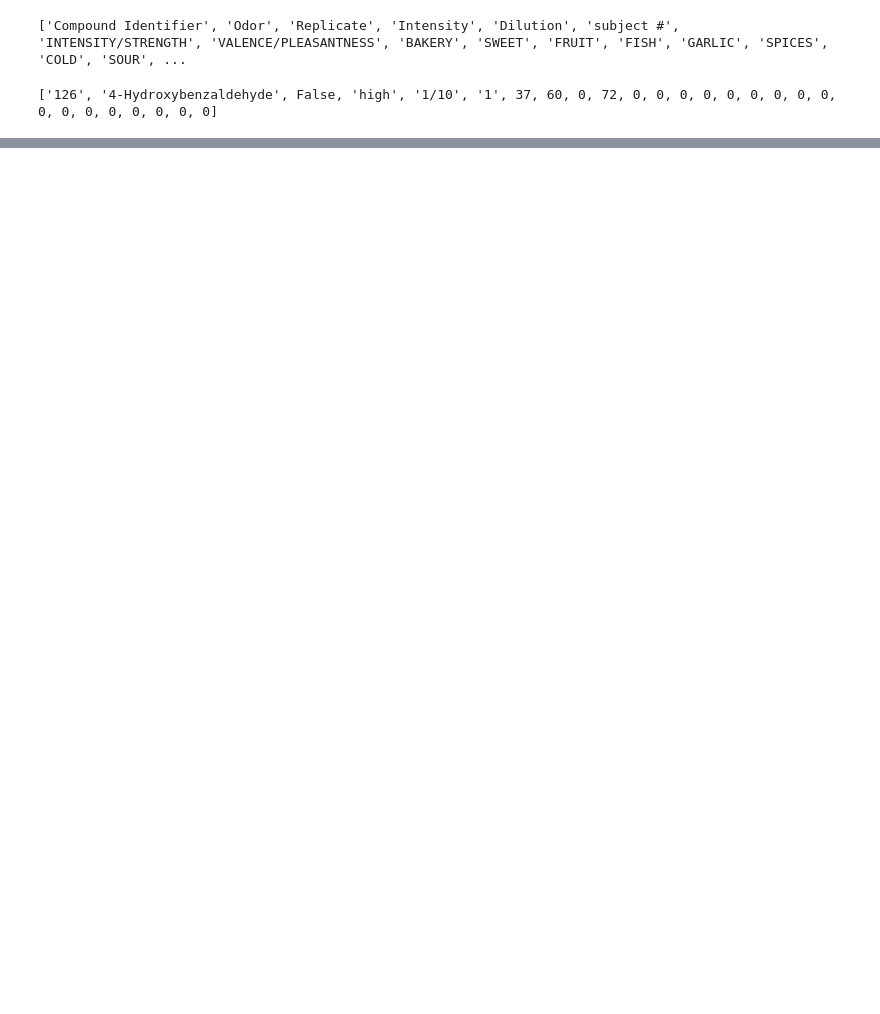
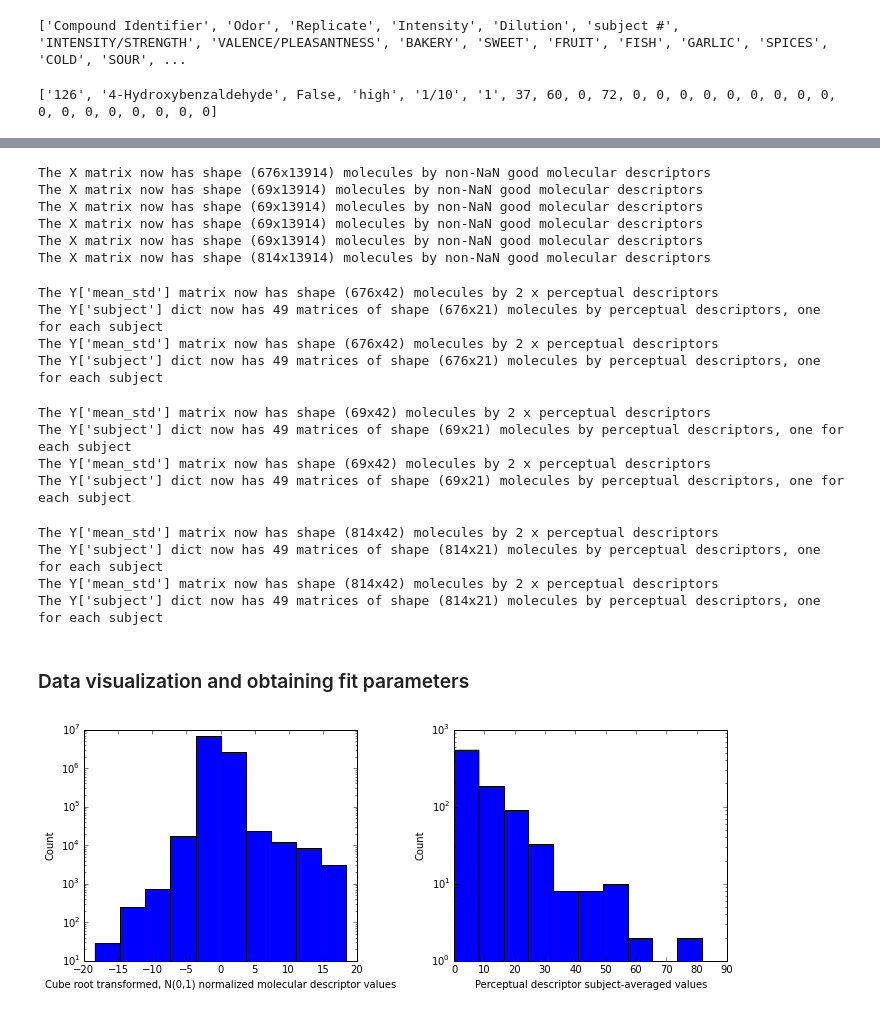
Before and after one commit to dream-olfaction/olfaction-prediction, a Jupyter notebook: opc_python/gerkin/collaborative.ipynb, the cells around one changed output, grey strips where cells are left out. Drawn from its saved outputs; the diff is of its cells as text; code cells hidden in the pictures; blank space fills up the shorter version.

```diff
--- a/opc_python/gerkin/collaborative.ipynb
+++ b/opc_python/gerkin/collaborative.ipynb
@@ -442,0 +157,61 @@ loading.make_prediction_files(rfcs1,X_testset_int,X_testset_other,
+# %%
+# Create the feature matrices from the feature dicts.
+X_training,good1,good2,means,stds,imputer = dream.make_X(mdx,"training")
+X_leaderboard_other,good1,good2,means,stds,imputer = dream.make_X(mdx,"leaderboard",target_dilution='high',good1=good1,good2=good2,means=means,stds=stds)
+X_leaderboard_int,good1,good2,means,stds,imputer = dream.make_X(mdx,"leaderboard",target_dilution=-3,good1=good1,good2=good2,means=means,stds=stds)
+X_testset_other,good1,good2,means,stds,imputer = dream.make_X(mdx,"testset",target_dilution='high',good1=good1,good2=good2,means=means,stds=stds)
+X_testset_int,good1,good2,means,stds,imputer = dream.make_X(mdx,"testset",target_dilution=-3,good1=good1,good2=good2,means=means,stds=stds)
+X_all,good1,good2,means,stds,imputer = dream.make_X(mdx,['training','leaderboard'],good1=good1,good2=good2,means=means,stds=stds)
+# %% [output]
+The X matrix now has shape (676x13914) molecules by non-NaN good molecular descriptors
+The X matrix now has shape (69x13914) molecules by non-NaN good molecular descriptors
+The X matrix now has shape (69x13914) molecules by non-NaN good molecular descriptors
+The X matrix now has shape (69x13914) molecules by non-NaN good molecular descriptors
+The X matrix now has shape (69x13914) molecules by non-NaN good molecular descriptors
+The X matrix now has shape (814x13914) molecules by non-NaN good molecular descriptors
+# %%
+# Create descriptor matrices for the training set.
+# One is done with median imputation, and the other by masking missing values.
+Y_training_imp,imputer = dream.make_Y_obs('training',target_dilution=None,imputer='median')
+Y_training_mask,imputer = dream.make_Y_obs('training',target_dilution=None,imputer='mask')
+# %% [output]
+The Y['mean_std'] matrix now has shape (676x42) molecules by 2 x perceptual descriptors
+The Y['subject'] dict now has 49 matrices of shape (676x21) molecules by perceptual descriptors, one for each subject
+The Y['mean_std'] matrix now has shape (676x42) molecules by 2 x perceptual descriptors
+The Y['subject'] dict now has 49 matrices of shape (676x21) molecules by perceptual descriptors, one for each subject
+# %%
+# Create descriptor matrices for the leaderboard set.
+# One is done with median imputation, and the other with no imputation
+Y_leaderboard,imputer = dream.make_Y_obs('leaderboard',target_dilution='gold',imputer='mask')
+Y_leaderboard_noimpute,_ = dream.make_Y_obs('leaderboard',target_dilution='gold',imputer=None)
+# %% [output]
+The Y['mean_std'] matrix now has shape (69x42) molecules by 2 x perceptual descriptors
+The Y['subject'] dict now has 49 matrices of shape (69x21) molecules by perceptual descriptors, one for each subject
+The Y['mean_std'] matrix now has shape (69x42) molecules by 2 x perceptual descriptors
+The Y['subject'] dict now has 49 matrices of shape (69x21) molecules by perceptual descriptors, one for each subject
+# %%
+# Create descriptor matrices for the combined training and leaderboard sets.
+# One is done with median imputation, and the other by masking missing values.
+Y_all_imp,imputer = dream.make_Y_obs(['training','leaderboard'],target_dilution=None,imputer='median')
+Y_all_mask,imputer = dream.make_Y_obs(['training','leaderboard'],target_dilution=None,imputer='mask')
+# %% [output]
+The Y['mean_std'] matrix now has shape (814x42) molecules by 2 x perceptual descriptors
+The Y['subject'] dict now has 49 matrices of shape (814x21) molecules by perceptual descriptors, one for each subject
+The Y['mean_std'] matrix now has shape (814x42) molecules by 2 x perceptual descriptors
+The Y['subject'] dict now has 49 matrices of shape (814x21) molecules by perceptual descriptors, one for each subject
+# %% [markdown]
+### Data visualization and obtaining fit parameters
+# %%
+# Show the range of values for the molecular and perceptual descriptors.
+fig,axes = plt.subplots(1,2,figsize=(10,4))
+ax = axes.flat
+ax[0].hist(X_training.ravel())
+ax[0].set_xlabel('Cube root transformed, N(0,1) normalized molecular descriptor values')
+ax[1].hist(Y_training_imp['mean_std'][:21].ravel())
+ax[1].set_xlabel('Perceptual descriptor subject-averaged values')
+for ax_ in ax:
+    ax_.set_yscale('log')
+    ax_.set_ylabel('Count')
+plt.tight_layout()
+# %% [output]
+[figure, added]
```
Also changed, not shown: parts of 58 cells of this notebook, 4 other files.
